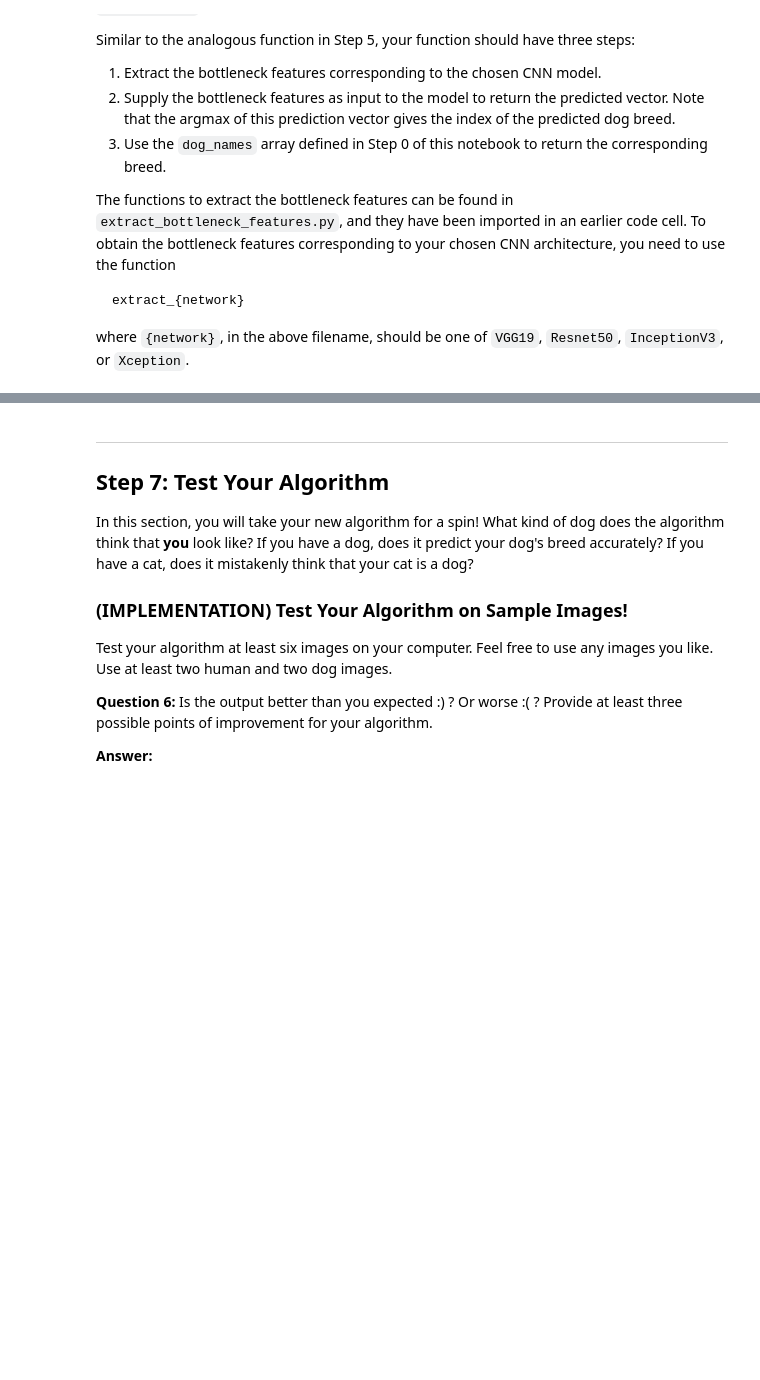
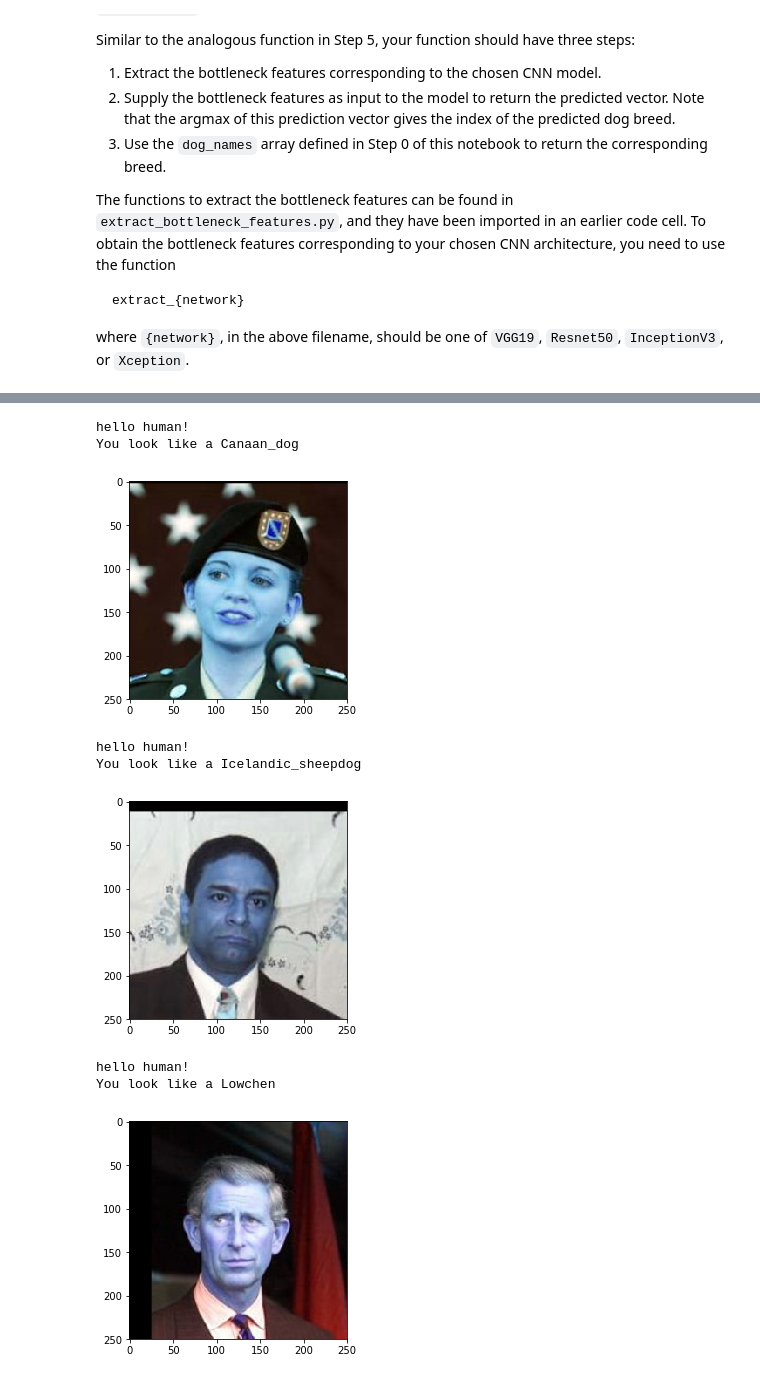
Before and after one commit to vivekg342/dog-project, a Jupyter notebook: dog_app.ipynb, the cells around one changed output, grey strips where cells are left out. Cells and saved outputs as stored; diff of their text form; code cells hidden in the pictures; blank space fills up the shorter version.

Commit message:
Finish implementation

```diff
--- a/dog_app.ipynb
+++ b/dog_app.ipynb
@@ -643,14 +770,0 @@ Some sample output for our algorithm is provided below, but feel free to design
-# %% [markdown]
----
-<a id='step7'></a>
-## Step 7: Test Your Algorithm
-
-In this section, you will take your new algorithm for a spin!  What kind of dog does the algorithm think that __you__ look like?  If you have a dog, does it predict your dog's breed accurately?  If you have a cat, does it mistakenly think that your cat is a dog?
-
-### (IMPLEMENTATION) Test Your Algorithm on Sample Images!
-
-Test your algorithm at least six images on your computer.  Feel free to use any images you like.  Use at least two human and two dog images.
-
-__Question 6:__ Is the output better than you expected :) ?  Or worse :( ?  Provide at least three possible points of improvement for your algorithm.
-
-__Answer:__
@@ -660,0 +771,13 @@ __Answer:__
+# %%
+for human in humans:
+    detect_breed(human)
+# %% [output]
+hello human!
+You look like a Canaan_dog
+[figure, added]
+hello human!
+You look like a Icelandic_sheepdog
+[figure, added]
+hello human!
+You look like a Lowchen
+[figure, added]
```
Also changed, not shown: parts of 22 cells of this notebook, 2 other files.
